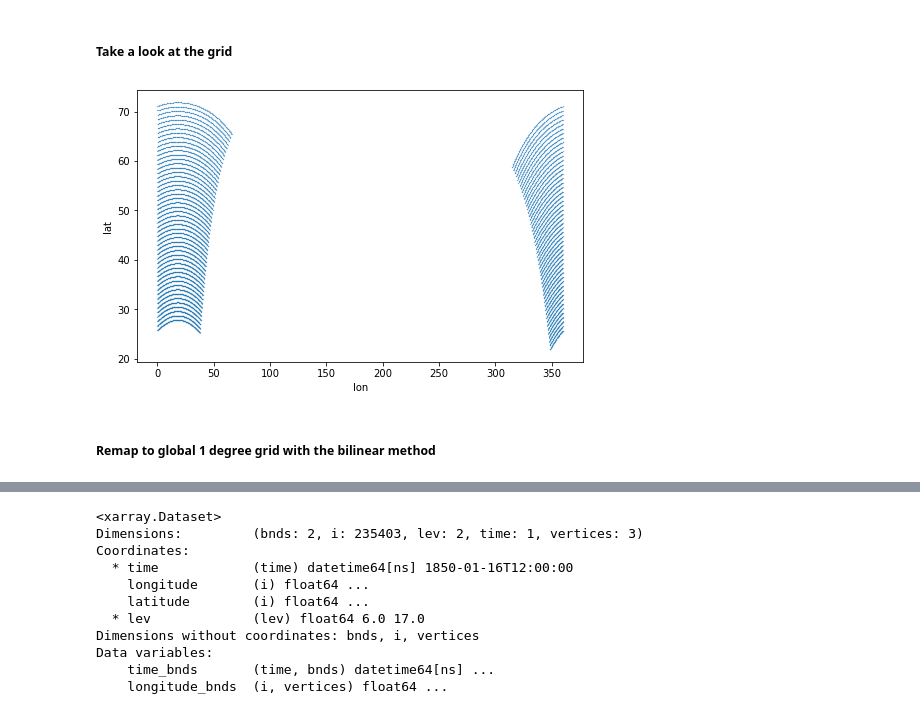
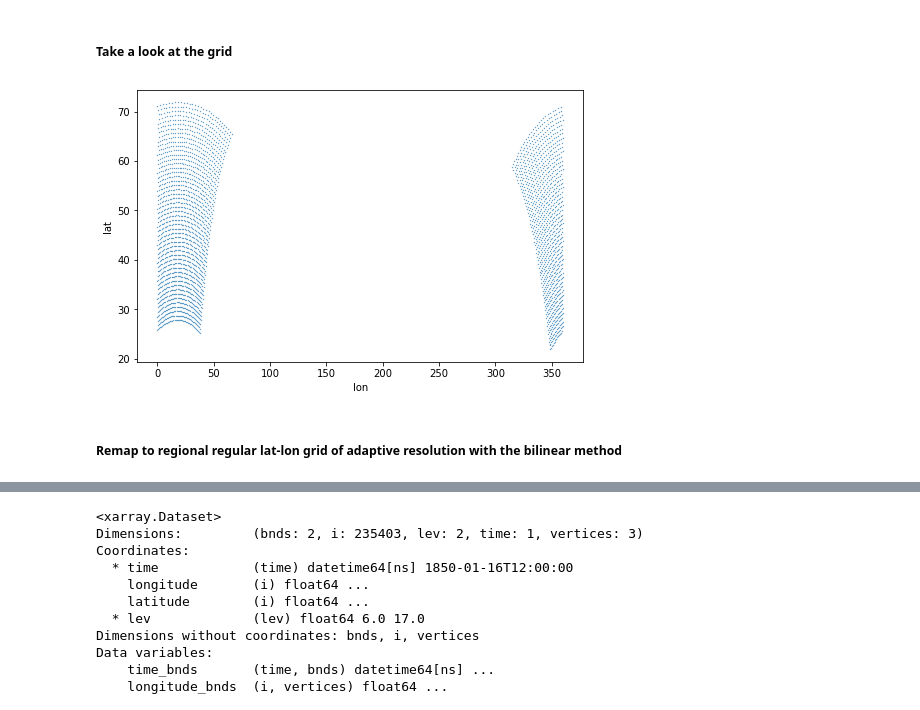
Before and after one commit to roocs/regrid-prototype, a Jupyter notebook: docs/notebooks/regrid_prototype.ipynb, the cells around one changed output, grey strips where cells are left out. Cells and saved outputs as stored; diff of their text form; code cells hidden in the pictures.

```diff
--- a/docs/notebooks/regrid_prototype.ipynb
+++ b/docs/notebooks/regrid_prototype.ipynb
@@ -169,13 +191,13 @@ Data variables:
 ##### Take a look at the grid
 # %%
 plt.figure(figsize=(8,5))
-plt.scatter(ds_cordex['lon'][::4], ds_cordex['lat'][::4], s=0.05)
+plt.scatter(ds_cordex['lon'][::4, ::4], ds_cordex['lat'][::4, ::4], s=0.1)
 plt.xlabel('lon');
 plt.ylabel('lat');
 # %% [output]
-[figure, old version]
+[figure, new version]
 # %% [markdown]
-##### Remap to global 1 degree grid with the bilinear method
+##### Remap to regional regular lat-lon grid of adaptive resolution with the bilinear method
 # %%
 ds_remap = clops.regrid(ds_cordex, method="bilinear", grid="adaptive", output_type="xarray")[0]
 ds_remap
```
Also changed, not shown: parts of 29 cells of this notebook, 2 other files.
